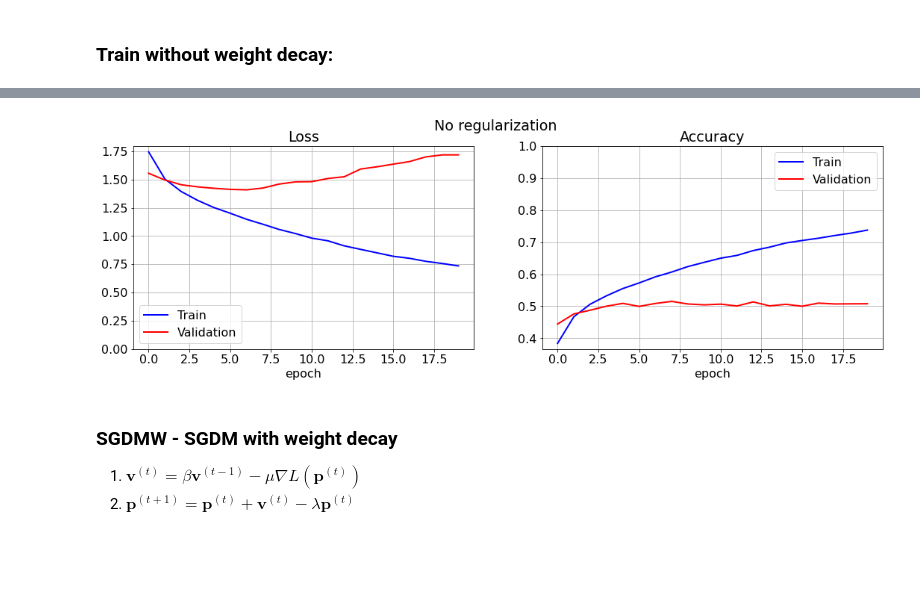
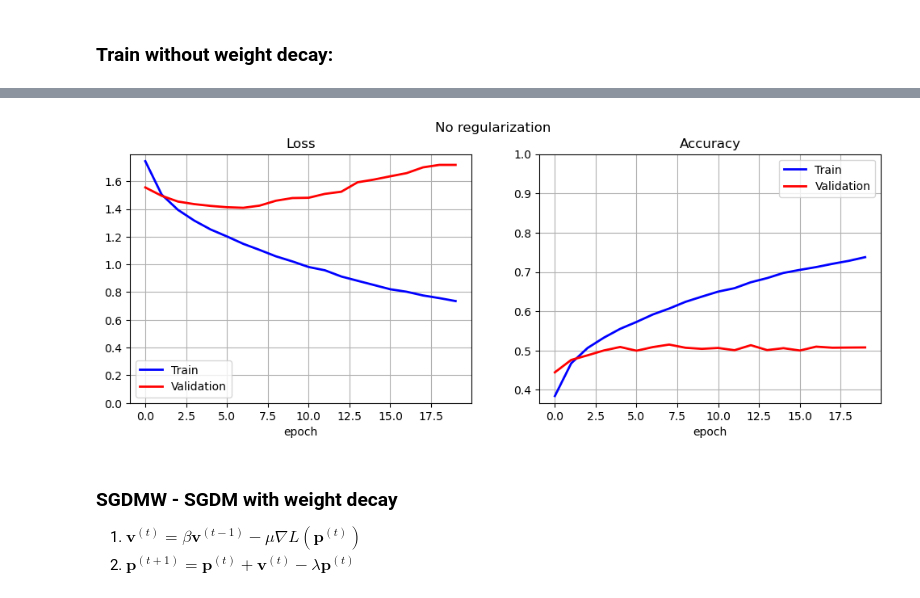
Before and after one commit to FixelAlgorithmsTeam/FixelCourses, a Jupyter notebook: DeepLearningMethods/04_Regularizations/MainRegularization.ipynb, the cells around one changed output, grey strips where cells are left out. Cells and saved outputs as stored; diff of their text form; code cells hidden in the pictures; blank space fills up the shorter version.

```diff
--- a/DeepLearningMethods/04_Regularizations/MainRegularization.ipynb
+++ b/DeepLearningMethods/04_Regularizations/MainRegularization.ipynb
@@ -100,8 +99,8 @@ mTestX  /= vStd
 #### Data loaders:
 # %%
 batchSize = 256
-oTrainSet = Dataset(mTrainX.T, vTrainY, batchSize)
-oTestSet  = Dataset(mTestX.T,  vTestY,  batchSize)
+oTrainSet = Dataset(mTrainX.T, vTrainY, 1*batchSize)
+oTestSet  = Dataset(mTestX.T,  vTestY,  2*batchSize)
 # %% [markdown]
 ###  Define a model:
 # %%
@@ -203,33 +202,33 @@ Epoch 019: | Train loss:  0.735 | Val loss:  1.718 | Train Accuracy:  0.738 | Va
 # %%
 def PlotHistory(lHistory):
 
     vTrainLoss, vTrainAcc, vValLoss, vValAcc = lHistory
 
-    plt.figure(figsize=(18, 5))
+    plt.figure(figsize=(12, 4))
 
     plt.subplot(1,2,1)
     plt.plot   (vTrainLoss, 'b', lw=2, label='Train'     )
     plt.plot   (vValLoss,   'r', lw=2, label='Validation')
     plt.title  ('Loss')
     plt.xlabel ('epoch')
     plt.ylim   (bottom=0)
     plt.legend ()
     plt.grid   ()
 
     plt.subplot(1,2,2)
     plt.plot   (vTrainAcc, 'b', lw=2, label='Train'     )
     plt.plot   (vValAcc,   'r', lw=2, label='Validation')
     plt.title  ('Accuracy')
     plt.xlabel ('epoch')
     plt.ylim   (top=1)
     plt.legend ()
     plt.grid   ()
 
 PlotHistory (lHistory)
 plt.suptitle('No regularization')
 plt.show    ()
 # %% [output]
-[figure, old version]
+[figure, new version]
 # %% [markdown]
 ### SGDMW - SGDM with weight decay
 1. $\boldsymbol{v}^{\left(t\right)}=\beta\boldsymbol{v}^{\left(t-1\right)}-\mu\nabla L\left(\boldsymbol{p}^{\left(t\right)}\right)$
```
Also changed, not shown: parts of 11 cells of this notebook.
